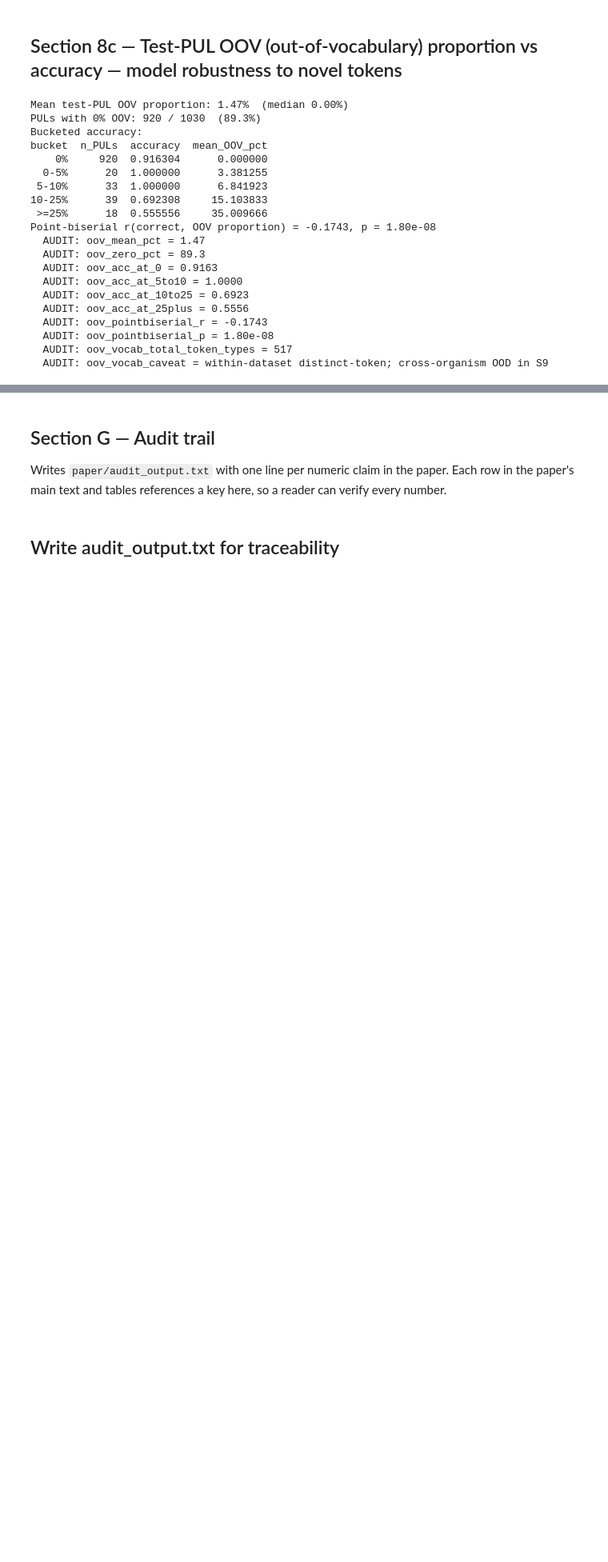
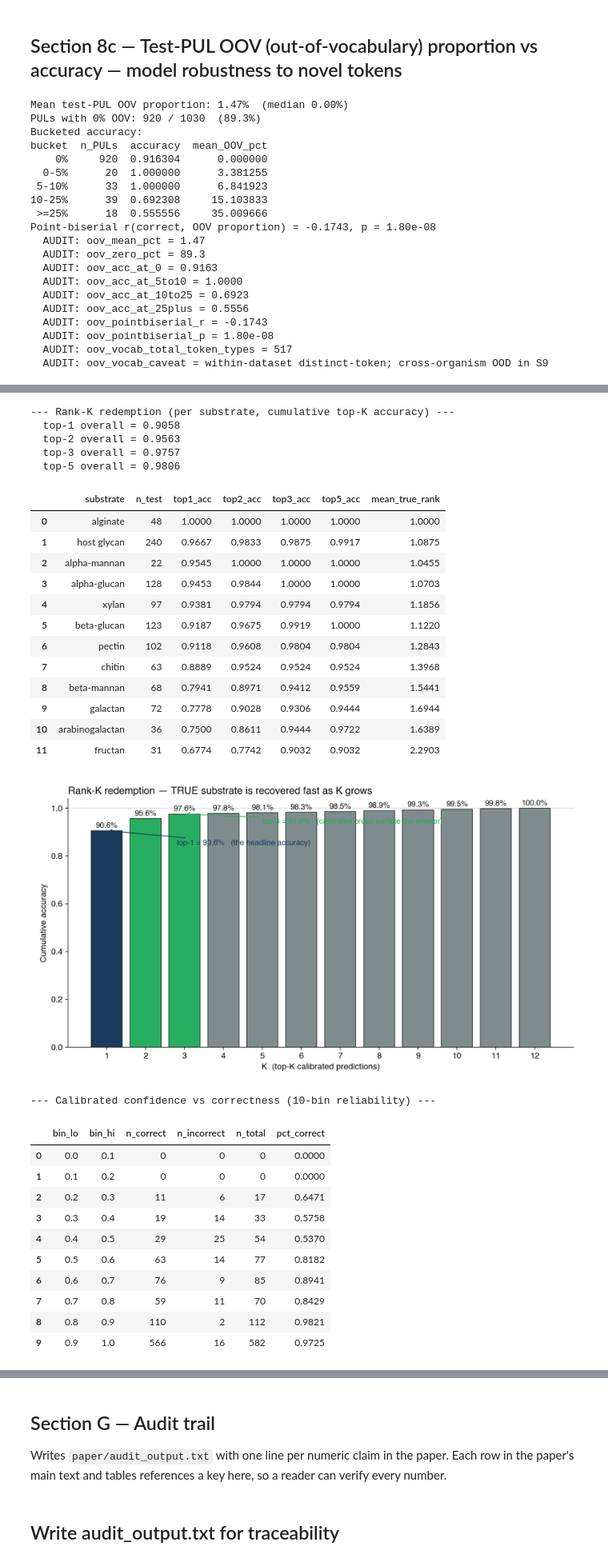
Before and after one commit to vedpiyush93-stack/subFinder_May_Release, a Jupyter notebook: notebooks/build_paper_artifacts.ipynb, the cells around one changed output, grey strips where cells are left out. Shown at 80% size. Drawn from its saved outputs; the diff is of its cells as text; code cells hidden in the pictures; blank space fills up the shorter version.

```diff
--- a/notebooks/build_paper_artifacts.ipynb
+++ b/notebooks/build_paper_artifacts.ipynb
@@ -1021,0 +1029,60 @@ Point-biserial r(correct, OOV proportion) = -0.1743, p = 1.80e-08
+# %%
+# Section H — load + display case-study artifacts produced by scripts/10_build_case_studies.py
+import pandas as pd
+from pathlib import Path
+from IPython.display import Image, display
+DOCS = Path('../docs')
+
+print('--- Rank-K redemption (per substrate, cumulative top-K accuracy) ---')
+rank_df = pd.read_csv(DOCS/'tables/tab_rank_redemption.csv')
+ntot = rank_df.n_test.sum()
+for k in [1, 2, 3, 5]:
+    col = f'top{k}_acc'
+    overall = (rank_df[col] * rank_df.n_test).sum() / ntot
+    print(f'  top-{k} overall = {overall:.4f}')
+display(rank_df)
+display(Image(filename=str(DOCS/'figures/fig11_rank_redemption.png')))
+
+print('\n--- Calibrated confidence vs correctness (10-bin reliability) ---')
+conf_df = pd.read_csv(DOCS/'tables/tab_confidence_vs_correct.csv')
+display(conf_df)
+high = conf_df[conf_df.bin_lo >= 0.8]
+print(f'  ≥0.8 confidence: {int(high.n_correct.sum())}/{int(high.n_total.sum())} correct = {high.n_correct.sum()/high.n_total.sum():.1%}')
+display(Image(filename=str(DOCS/'figures/fig12_confidence_vs_correct.png')))
+
+print('\n--- 6 hand-picked PUL case studies ---')
+cs_df = pd.read_csv(DOCS/'tables/tab_case_studies.csv')
+display(cs_df[['pul_idx','scenario_label','true_substrate','top1_pred','top1_conf','true_rank','top3_probs']])
+display(Image(filename=str(DOCS/'figures/fig13_case_study_cards.png')))
+# %% [output]
+--- Rank-K redemption (per substrate, cumulative top-K accuracy) ---
+  top-1 overall = 0.9058
+  top-2 overall = 0.9563
+  top-3 overall = 0.9757
+  top-5 overall = 0.9806
+|  | substrate | n_test | top1_acc | top2_acc | top3_acc | top5_acc | mean_true_rank |
+| 0 | alginate | 48 | 1.0000 | 1.0000 | 1.0000 | 1.0000 | 1.0000 |
+| 1 | host glycan | 240 | 0.9667 | 0.9833 | 0.9875 | 0.9917 | 1.0875 |
+| 2 | alpha-mannan | 22 | 0.9545 | 1.0000 | 1.0000 | 1.0000 | 1.0455 |
+| 3 | alpha-glucan | 128 | 0.9453 | 0.9844 | 1.0000 | 1.0000 | 1.0703 |
+| 4 | xylan | 97 | 0.9381 | 0.9794 | 0.9794 | 0.9794 | 1.1856 |
+| 5 | beta-glucan | 123 | 0.9187 | 0.9675 | 0.9919 | 1.0000 | 1.1220 |
+| 6 | pectin | 102 | 0.9118 | 0.9608 | 0.9804 | 0.9804 | 1.2843 |
+| 7 | chitin | 63 | 0.8889 | 0.9524 | 0.9524 | 0.9524 | 1.3968 |
+| 8 | beta-mannan | 68 | 0.7941 | 0.8971 | 0.9412 | 0.9559 | 1.5441 |
+| 9 | galactan | 72 | 0.7778 | 0.9028 | 0.9306 | 0.9444 | 1.6944 |
+| 10 | arabinogalactan | 36 | 0.7500 | 0.8611 | 0.9444 | 0.9722 | 1.6389 |
+| 11 | fructan | 31 | 0.6774 | 0.7742 | 0.9032 | 0.9032 | 2.2903 |
+[figure, added]
+--- Calibrated confidence vs correctness (10-bin reliability) ---
+|  | bin_lo | bin_hi | n_correct | n_incorrect | n_total | pct_correct |
+| 0 | 0.0 | 0.1 | 0 | 0 | 0 | 0.0000 |
+| 1 | 0.1 | 0.2 | 0 | 0 | 0 | 0.0000 |
+| 2 | 0.2 | 0.3 | 11 | 6 | 17 | 0.6471 |
+| 3 | 0.3 | 0.4 | 19 | 14 | 33 | 0.5758 |
+| 4 | 0.4 | 0.5 | 29 | 25 | 54 | 0.5370 |
+| 5 | 0.5 | 0.6 | 63 | 14 | 77 | 0.8182 |
+| 6 | 0.6 | 0.7 | 76 | 9 | 85 | 0.8941 |
+| 7 | 0.7 | 0.8 | 59 | 11 | 70 | 0.8429 |
+| 8 | 0.8 | 0.9 | 110 | 2 | 112 | 0.9821 |
+| 9 | 0.9 | 1.0 | 566 | 16 | 582 | 0.9725 |
```
Also changed, not shown: parts of 2 cells of this notebook, 13 other files.
